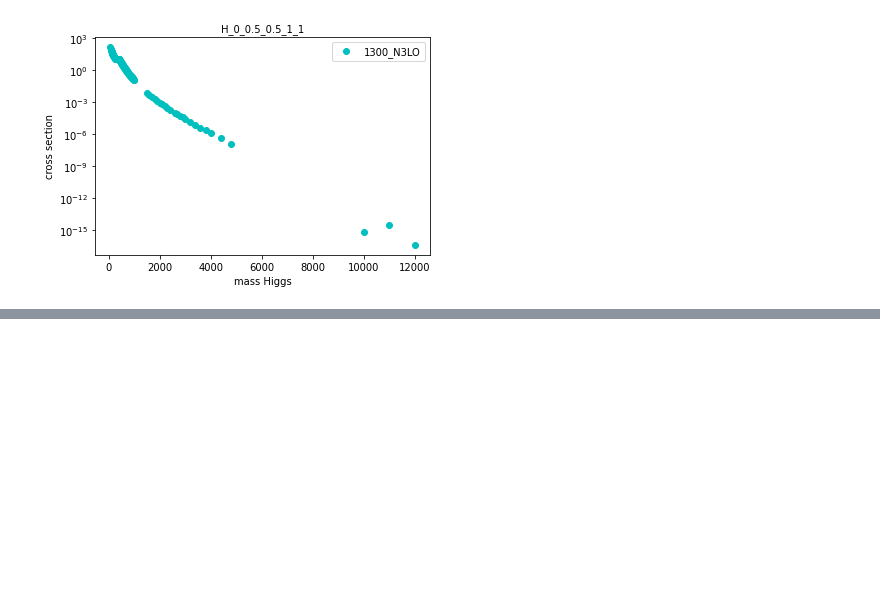
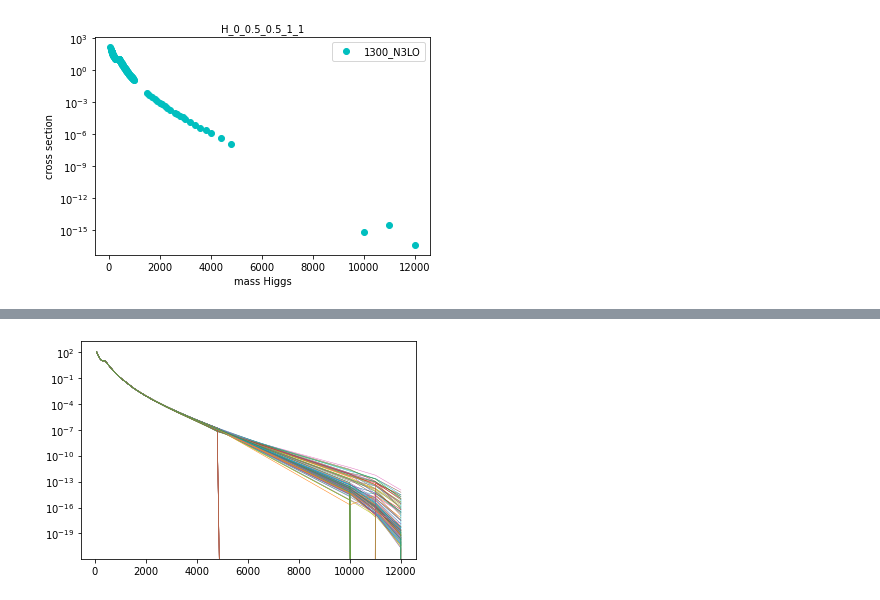
Before and after one commit to anandaguha/HiggsAnalysis, a Jupyter notebook: ReadCSV.ipynb, the cells around one changed output, grey strips where cells are left out. Cells and saved outputs as stored; diff of their text form; code cells hidden in the pictures; blank space fills up the shorter version.

```diff
--- a/ReadCSV.ipynb
+++ b/ReadCSV.ipynb
@@ -215,0 +305,4 @@ def giveY(fName):
+# %%
+pdfPlotsNNLO()
+# %% [output]
+[figure, added]
```
Also changed, not shown: parts of 16 cells of this notebook.
